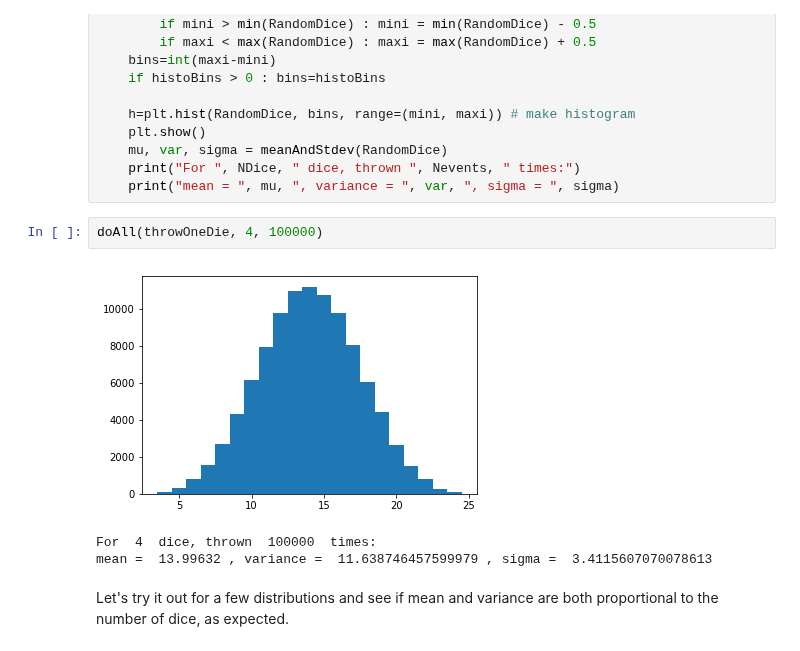
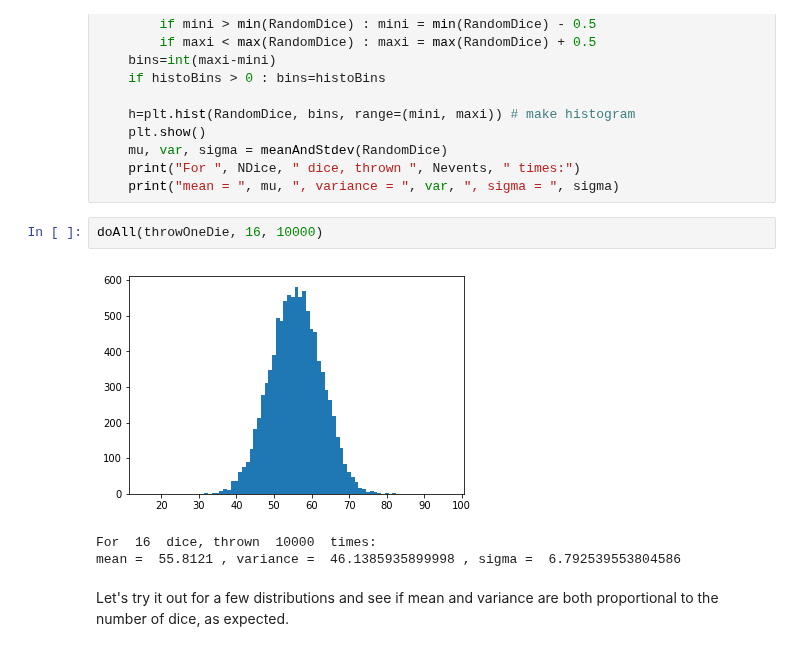
Before and after one commit to JonasRademacker/JupyterNotebooksForTeachingMath, a Jupyter notebook: CentralLimitTheoremWithDice.ipynb, the cells around one changed output. Saved outputs shown, nothing was run; the diff lists cells and outputs as text.

```diff
--- a/CentralLimitTheoremWithDice.ipynb
+++ b/CentralLimitTheoremWithDice.ipynb
@@ -79,11 +79,11 @@ def doAll(PDF, NDice=1, Nevents=1000, histoBins=-1, histoMin=999, histoMax=-999)
     print("For ", NDice, " dice, thrown ", Nevents, " times:")
     print("mean = ", mu, ", variance = ", var, ", sigma = ", sigma)
 # %%
-doAll(throwOneDie, 4, 100000)
+doAll(throwOneDie, 16, 10000)
 # %% [output]
-[figure, old version]
+[figure, new version]
-For  4  dice, thrown  100000  times:
-mean =  13.99632 , variance =  11.638746457599979 , sigma =  3.4115607070078613
+For  16  dice, thrown  10000  times:
+mean =  55.8121 , variance =  46.1385935899998 , sigma =  6.792539553804586
 # %% [markdown]
 Let's try it out for a few distributions and see if mean and variance are both proportional to the number of dice, as expected.
 # %%
```
Also changed, not shown: parts of 7 cells of this notebook.
